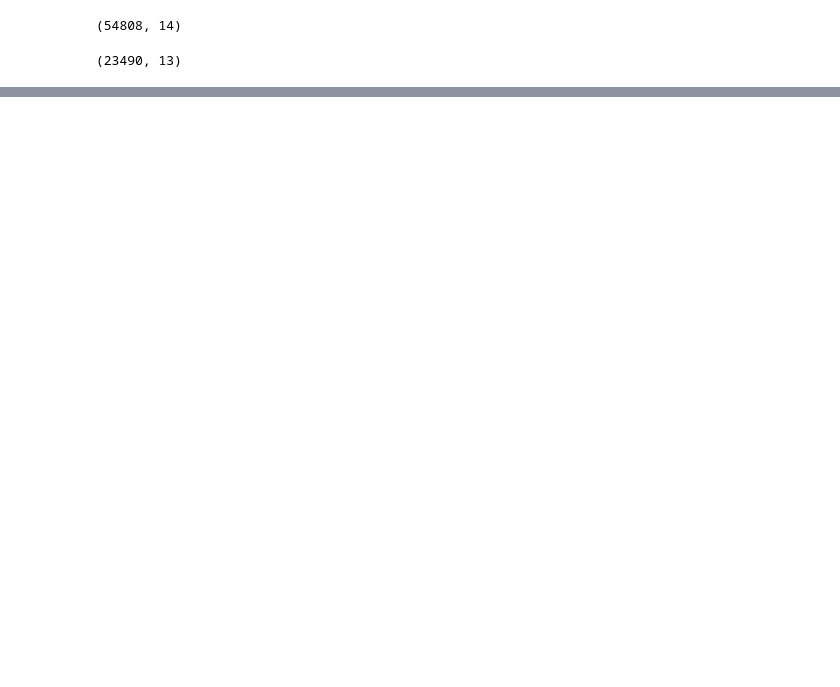
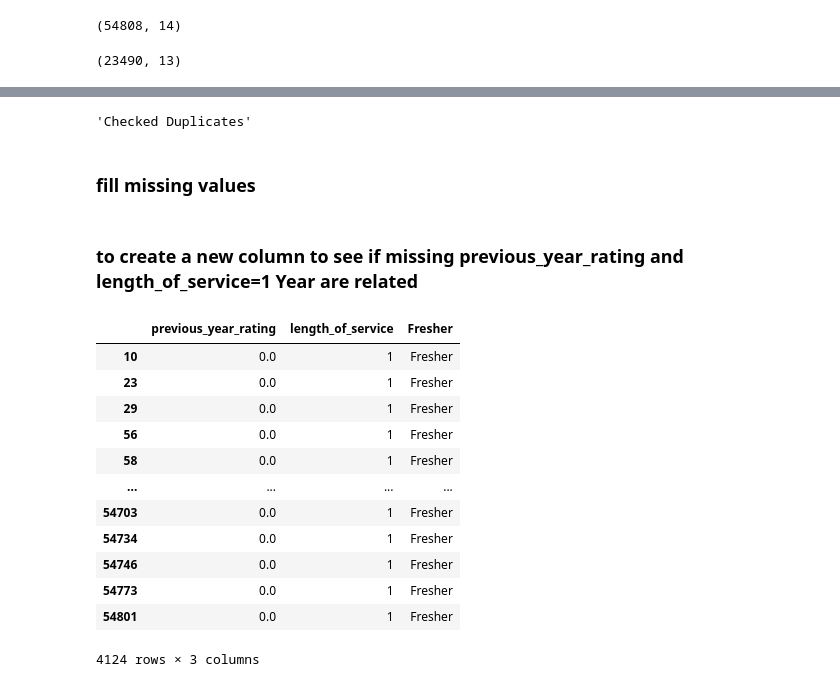
Before and after one commit to AniketBahukhandi/machine-learning-slog-solutions, a Jupyter notebook: assignment/assignment.ipynb, the cells around one changed output, grey strips where cells are left out. Saved outputs shown, nothing was run; the diff lists cells and outputs as text; code cells hidden in the pictures; blank space fills up the shorter version.

```diff
--- a/assignment/assignment.ipynb
+++ b/assignment/assignment.ipynb
@@ -72,0 +109,33 @@ dtype: int64
+# %%
+def remove_duplicate(data):
+    data.drop_duplicates(keep="first",inplace=True)
+    return "Checked Duplicates"
+
+remove_duplicate(train)
+# %% [output]
+'Checked Duplicates'
+# %% [markdown]
+### fill missing values
+# %%
+train["previous_year_rating"]=train["previous_year_rating"].fillna(0)
+test["previous_year_rating"]=test["previous_year_rating"].fillna(0)
+# %% [markdown]
+### to create a new column to see if missing previous_year_rating and length_of_service=1 Year are related
+# %%
+train["Fresher"]=train["previous_year_rating"].apply(lambda x:"Fresher" if x==0 else "Experienced")
+# %%
+train[["previous_year_rating","length_of_service","Fresher"]][train["Fresher"]=="Fresher"]
+# %% [output]
+|  | previous_year_rating | length_of_service | Fresher |
+| 10 | 0.0 | 1 | Fresher |
+| 23 | 0.0 | 1 | Fresher |
+| 29 | 0.0 | 1 | Fresher |
+| 56 | 0.0 | 1 | Fresher |
+| 58 | 0.0 | 1 | Fresher |
+| ... | ... | ... | ... |
+| 54703 | 0.0 | 1 | Fresher |
+| 54734 | 0.0 | 1 | Fresher |
+| 54746 | 0.0 | 1 | Fresher |
+| 54773 | 0.0 | 1 | Fresher |
+| 54801 | 0.0 | 1 | Fresher |
+4124 rows × 3 columns
```
Also changed, not shown: parts of 10 cells of this notebook.
